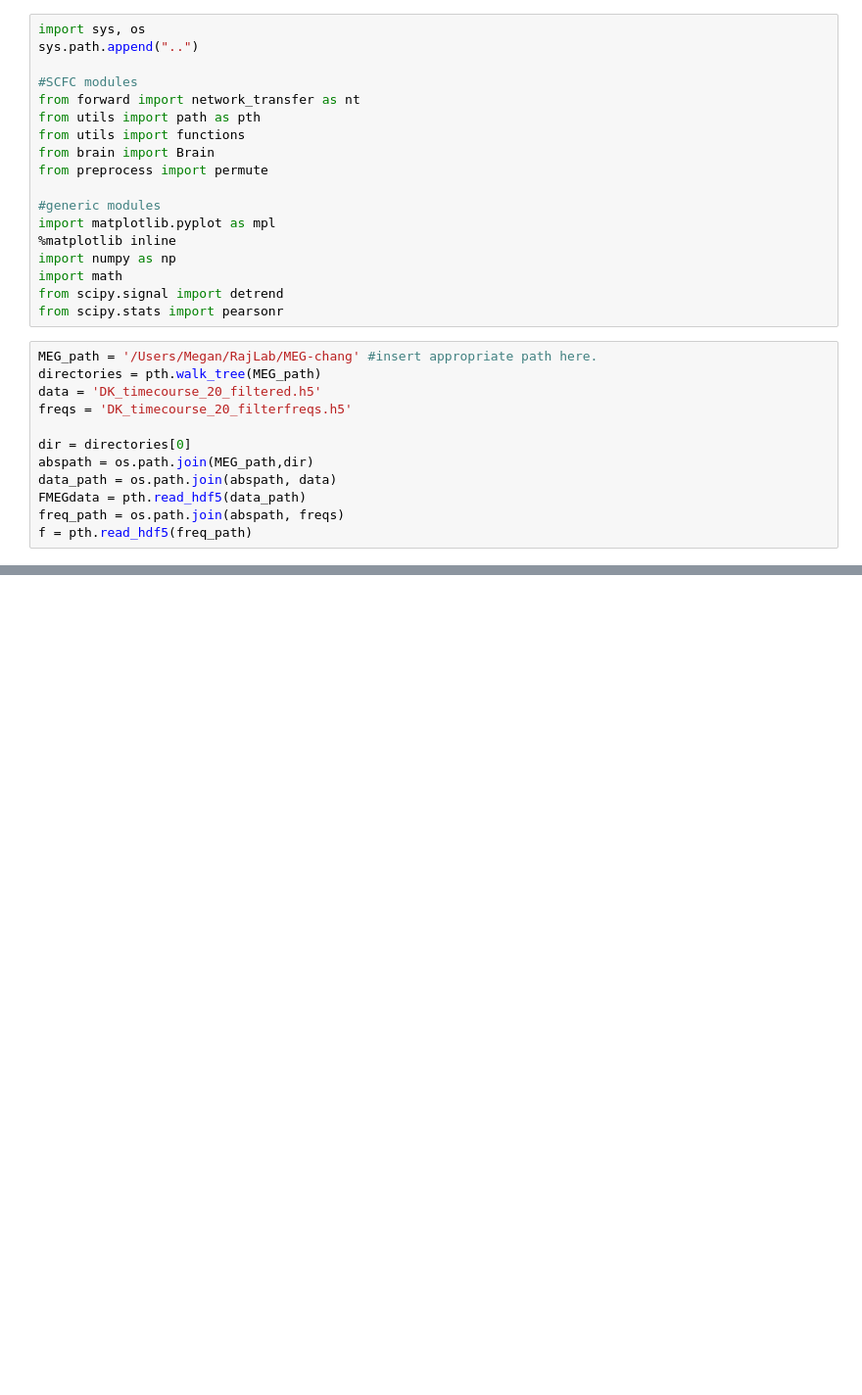
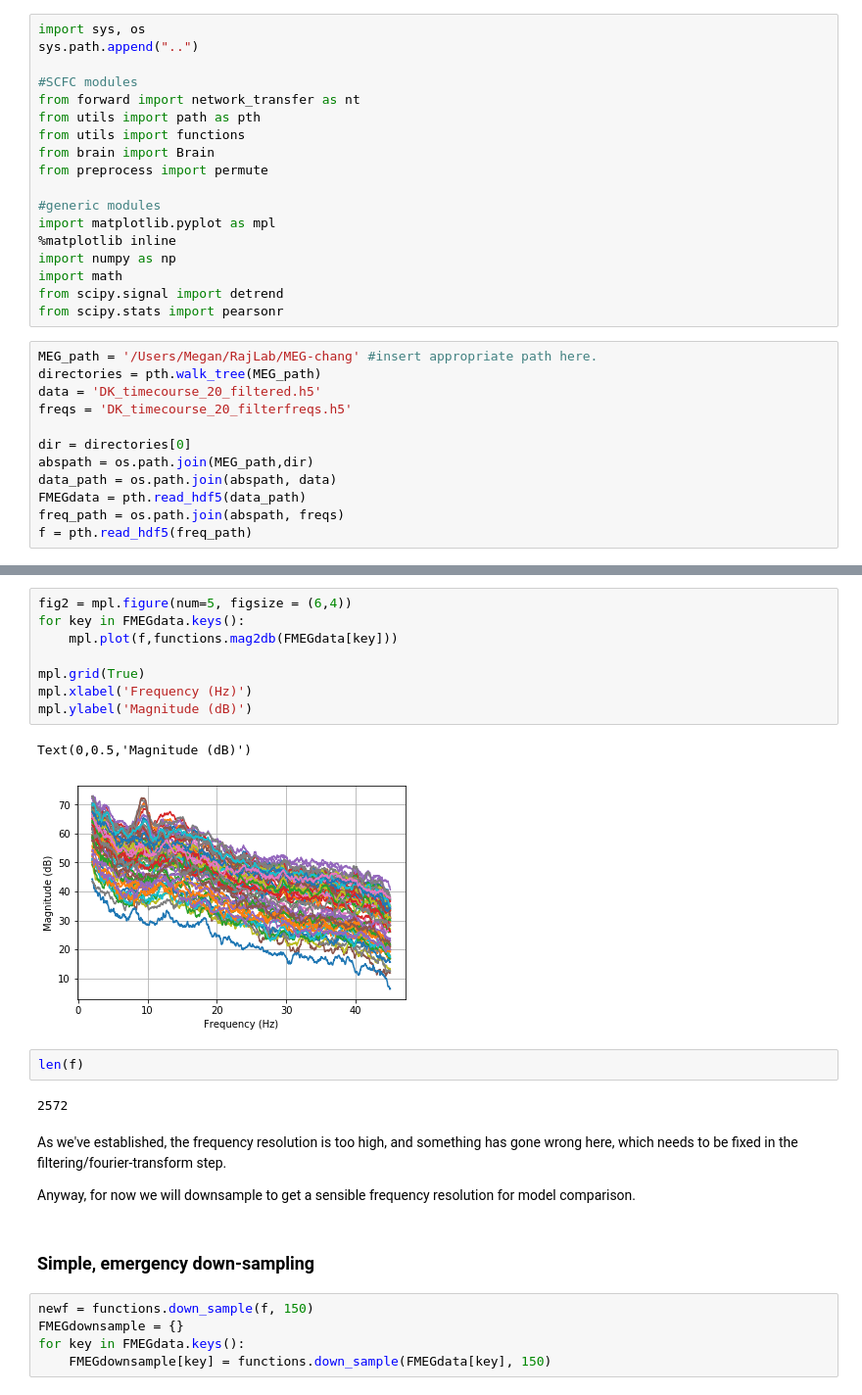
Before and after one commit to Raj-Lab-UCSF/spectrome, a Jupyter notebook: SCFC-spectral-python/SCFC/notebooks/pearsonr-cost.ipynb, the cells around one changed output, grey strips where cells are left out. Shown at 98% size. Cells and saved outputs as stored; diff of their text form; blank space fills up the shorter version.

```diff
--- a/SCFC-spectral-python/SCFC/notebooks/pearsonr-cost.ipynb
+++ b/SCFC-spectral-python/SCFC/notebooks/pearsonr-cost.ipynb
@@ -36,0 +50,26 @@ f = pth.read_hdf5(freq_path)
+# %%
+fig2 = mpl.figure(num=5, figsize = (6,4))
+for key in FMEGdata.keys():
+    mpl.plot(f,functions.mag2db(FMEGdata[key]))
+
+mpl.grid(True)
+mpl.xlabel('Frequency (Hz)')
+mpl.ylabel('Magnitude (dB)')
+# %% [output]
+Text(0,0.5,'Magnitude (dB)')
+[figure, added]
+# %%
+len(f)
+# %% [output]
+2572
+# %% [markdown]
+As we've established, the frequency resolution is too high, and something has gone wrong here, which needs to be fixed in the filtering/fourier-transform step.
+
+Anyway, for now we will downsample to get a sensible frequency resolution for model comparison.
+# %% [markdown]
+### Simple, emergency down-sampling
+# %%
+newf = functions.down_sample(f, 150)
+FMEGdownsample = {}
+for key in FMEGdata.keys():
+    FMEGdownsample[key] = functions.down_sample(FMEGdata[key], 150)
```
Also changed, not shown: parts of 13 cells of this notebook.
